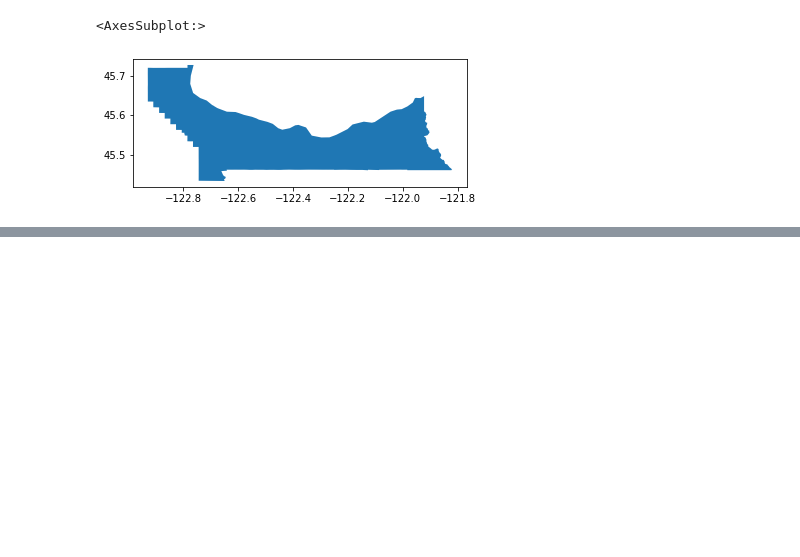
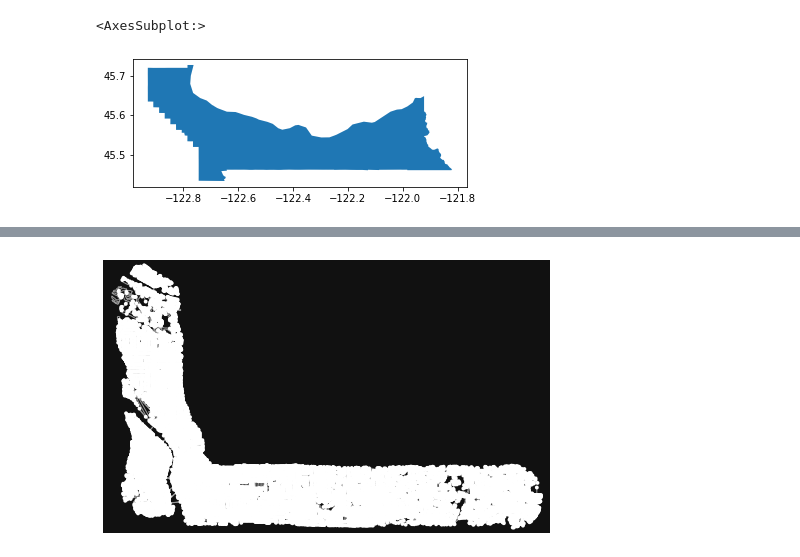
Before and after one commit to calvinbrown32/JWA_2021, a Jupyter notebook: jwa_2021_osm_network.ipynb, the cells around one changed output, grey strips where cells are left out. Cells and saved outputs as stored; diff of their text form; code cells hidden in the pictures; blank space fills up the shorter version.

```diff
--- a/jwa_2021_osm_network.ipynb
+++ b/jwa_2021_osm_network.ipynb
@@ -204,0 +294,2 @@ plt.show()
+# %%
+study_area = gpd.read_file(STUDY_AREA)
@@ -204,0 +321,2 @@ plt.show()
+# %%
+study_area_proj = ox.project_gdf(study_area,4326)
@@ -204,0 +325,9 @@ plt.show()
+# %%
+# Use this polygon to pull network in osmnx
+
+study_area_proj = study_area_proj['geometry'].iloc[0]
+# %%
+# PULL NETWORK
+G = ox.graph_from_polygon(study_area_proj, network_type= "walk")
+print('Making the graph undirected')
+G = G.to_undirected()
@@ -204,0 +355,3 @@ plt.show()
+# %%
+fig, ax = ox.plot_graph(G)
+# %% [output]
@@ -204,0 +361 @@ plt.show()
+[figure, added]
```
Also changed, not shown: parts of 51 cells of this notebook, 27 other files.
